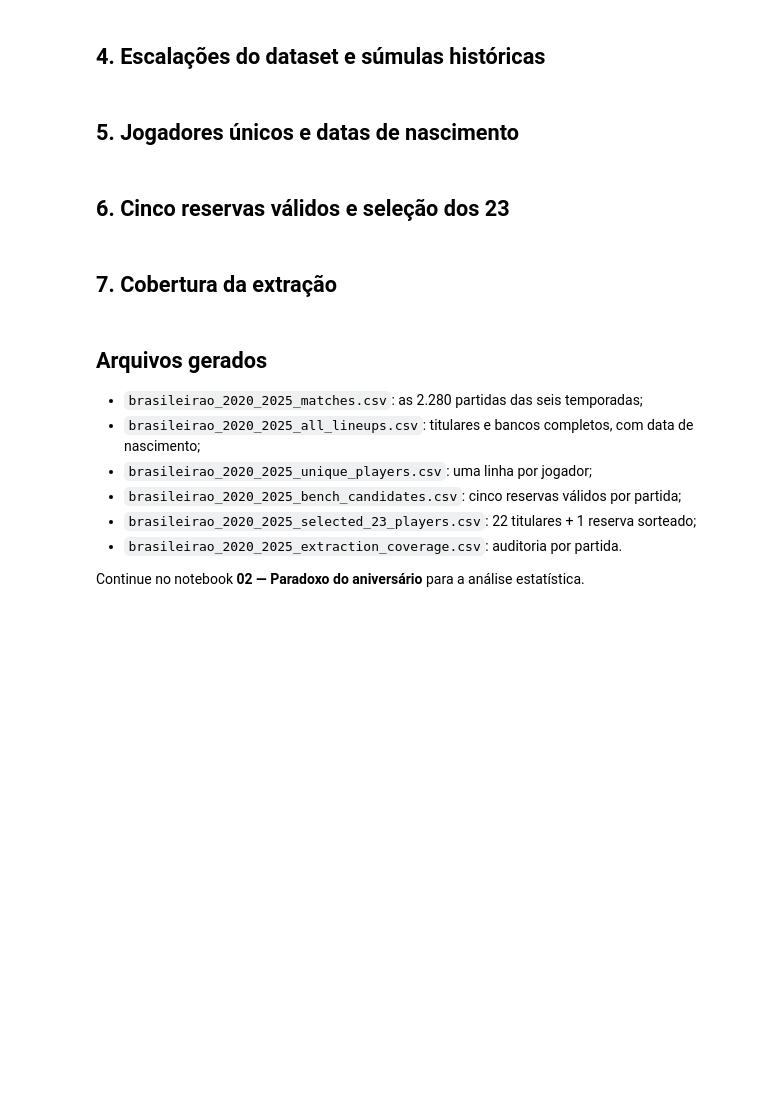
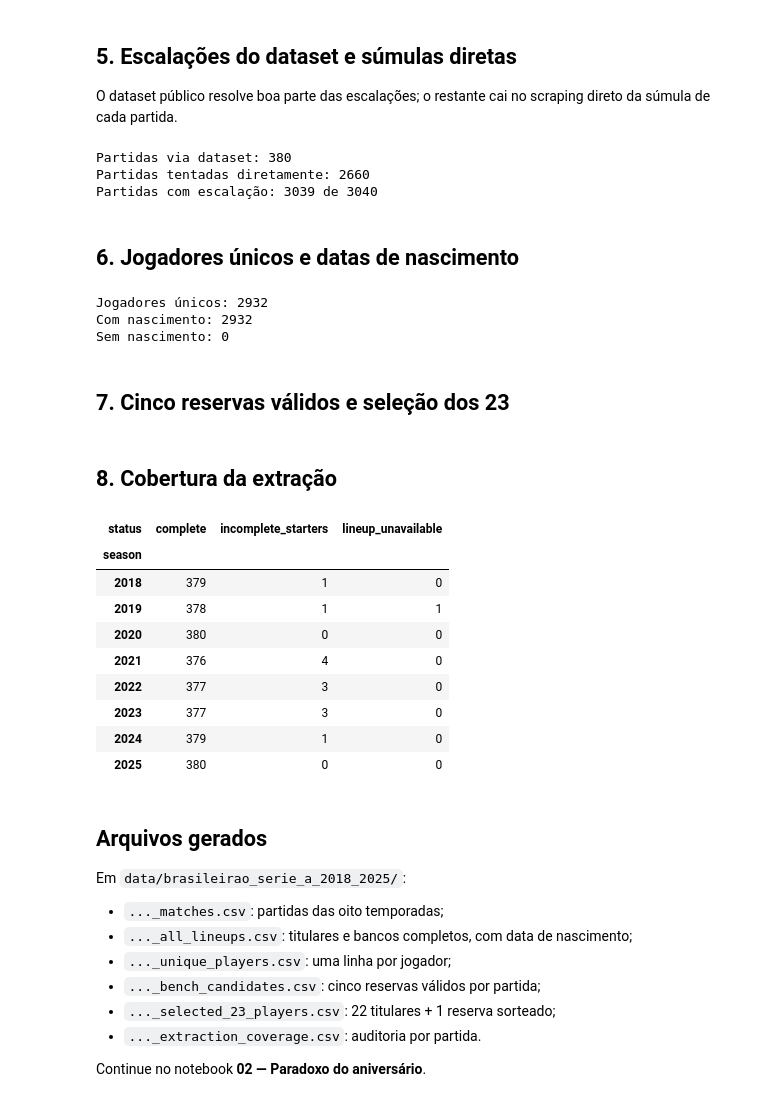
Before and after one commit to gcarbs1/football-birthday-paradox, a Jupyter notebook: notebooks/01_data_collection.ipynb, the cells around one changed output. Cells and saved outputs as stored; diff of their text form; code cells hidden in the pictures; blank space fills up the shorter version.

```diff
--- a/notebooks/01_data_collection.ipynb
+++ b/notebooks/01_data_collection.ipynb
@@ -207,5 +228,7 @@ display(matches_df.groupby("brasileirao_season").agg(
 # %% [markdown]
-## **4. Escalações do dataset e súmulas históricas**
+## **5. Escalações do dataset e súmulas diretas**
+
+O dataset público resolve boa parte das escalações; o restante cai no scraping direto da súmula de cada partida.
 # %%
 def parse_player_link(link):
     match = re.search(r"/([^/]+)/profil/spieler/(\d+)", link.get("href", ""))
@@ -251,9 +274,7 @@ def parse_direct_lineup(html, game_id):
 
 def fetch_and_parse_match(match):
     game_id = str(match["game_id"])
-    html, source = fetch_cached_page(
-        match["match_report_url"], REPORT_DIR / f"{game_id}.html"
-    )
+    html, source = fetch_cached_page(match["match_report_url"], REPORT_DIR / f"{game_id}.html")
     return parse_direct_lineup(html, game_id) if html else []
 # %%
 target_game_ids = set(matches_df["game_id"])
@@ -289,7 +310,7 @@ with ThreadPoolExecutor(max_workers=MAX_WORKERS) as executor:
         executor.submit(fetch_and_parse_match, match): match["game_id"]
         for match in direct_matches.to_dict("records")
     }
-    for future in tqdm(as_completed(futures), total=len(futures), desc="súmulas históricas"):
+    for future in tqdm(as_completed(futures), total=len(futures), desc="súmulas diretas"):
         try:
             direct_rows.extend(future.result())
         except Exception as error:
@@ -308,9 +329,13 @@ lineups_df = lineups_df.drop_duplicates(["game_id", "player_id", "type"])
 
 print(f"Partidas via dataset: {len(covered_ids)}")
 print(f"Partidas tentadas diretamente: {len(direct_matches)}")
-print(f"Partidas com escalação: {lineups_df.game_id.nunique()}")
+print(f"Partidas com escalação: {lineups_df.game_id.nunique()} de {matches_df.game_id.nunique()}")
+# %% [output]
+Partidas via dataset: 380
+Partidas tentadas diretamente: 2660
+Partidas com escalação: 3039 de 3040
 # %% [markdown]
-## **5. Jogadores únicos e datas de nascimento**
+## **6. Jogadores únicos e datas de nascimento**
 # %%
 def parse_birth_date(html):
     soup = BeautifulSoup(html, "html.parser")
@@ -367,14 +392,18 @@ with ThreadPoolExecutor(max_workers=MAX_WORKERS) as executor:
 
 birth_lookup = unique_players_df.set_index("player_id")["birth_date"]
 lineups_df["birth_date"] = lineups_df["player_id"].map(birth_lookup)
-unique_players_df.to_csv(OUTPUT_DIR / "brasileirao_2020_2025_unique_players.csv", index=False)
-lineups_df.to_csv(OUTPUT_DIR / "brasileirao_2020_2025_all_lineups.csv", index=False)
+unique_players_df.to_csv(output_path("unique_players"), index=False)
+lineups_df.to_csv(output_path("all_lineups"), index=False)
 
 print(f"Jogadores únicos: {len(unique_players_df)}")
 print(f"Com nascimento: {unique_players_df.birth_date.notna().sum()}")
 print(f"Sem nascimento: {unique_players_df.birth_date.isna().sum()}")
+# %% [output]
+Jogadores únicos: 2932
+Com nascimento: 2932
+Sem nascimento: 0
 # %% [markdown]
-## **6. Cinco reservas válidos e seleção dos 23**
+## **7. Cinco reservas válidos e seleção dos 23**
 # %%
 bench_rows = []
 for game_id, group in lineups_df.loc[lineups_df["type"] == "substitutes"].groupby("game_id"):
@@ -395,55 +424,67 @@ starters_df["reserve_candidate_rank"] = pd.NA
 
 selected_players_df = pd.concat([starters_df, selected_reserves_df], ignore_index=True)
 selected_players_df = selected_players_df.merge(
-    matches_df[[
-        "game_id", "brasileirao_season", "round", "date", "home_team", "away_team",
-    ]], on="game_id", how="left",
+    matches_df[["game_id", "season", "round", "date", "home_team", "away_team"]],
+    on="game_id", how="left",
 )
-bench_candidates_df.to_csv(OUTPUT_DIR / "brasileirao_2020_2025_bench_candidates.csv", index=False)
-selected_players_df.to_csv(OUTPUT_DIR / "brasileirao_2020_2025_selected_23_players.csv", index=False)
+bench_candidates_df.to_csv(output_path("bench_candidates"), index=False)
+selected_players_df.to_csv(output_path("selected_23_players"), index=False)
 # %% [markdown]
-## **7. Cobertura da extração**
+## **8. Cobertura da extração**
 # %%
 lineup_counts = lineups_df.groupby(["game_id", "type"]).size().unstack(fill_value=0)
 known_counts = (
     lineups_df.assign(known=lineups_df["birth_date"].notna())
     .groupby(["game_id", "type"])["known"].sum().unstack(fill_value=0)
 )
 candidate_counts = bench_candidates_df.groupby("game_id").size().rename("valid_reserve_candidates")
 selected_counts = selected_players_df.groupby(["game_id", "role"]).size().unstack(fill_value=0)
 
 coverage_df = matches_df.copy()
 coverage_df = coverage_df.join(lineup_counts.add_suffix("_count"), on="game_id")
 coverage_df = coverage_df.join(known_counts.add_suffix("_known_birth"), on="game_id")
 coverage_df = coverage_df.join(candidate_counts, on="game_id")
 coverage_df = coverage_df.join(selected_counts.add_suffix("_selected"), on="game_id").fillna(0)
 coverage_df["status"] = "complete"
 coverage_df.loc[coverage_df["starting_lineup_count"] == 0, "status"] = "lineup_unavailable"
 coverage_df.loc[
     (coverage_df["starting_lineup_count"] > 0) & (coverage_df["starting_lineup_count"] != 22),
     "status",
 ] = "incomplete_starters"
 coverage_df.loc[
     (coverage_df["starting_lineup_count"] == 22)
     & (coverage_df["starting_lineup_known_birth"] != 22),
     "status",
 ] = "missing_starter_birthdate"
 coverage_df.loc[
     (coverage_df["starting_lineup_count"] == 22)
     & (coverage_df["valid_reserve_candidates"] < 5),
     "status",
 ] = "fewer_than_5_valid_reserves"
-coverage_df.to_csv(OUTPUT_DIR / "brasileirao_2020_2025_extraction_coverage.csv", index=False)
+coverage_df.to_csv(output_path("extraction_coverage"), index=False)
 
-display(coverage_df.groupby(["brasileirao_season", "status"]).size().unstack(fill_value=0))
+display(coverage_df.groupby(["season", "status"]).size().unstack(fill_value=0))
+# %% [output]
+| status | complete | incomplete_starters | lineup_unavailable |
+| season |  |  |  |
+| 2018 | 379 | 1 | 0 |
+| 2019 | 378 | 1 | 1 |
+| 2020 | 380 | 0 | 0 |
+| 2021 | 376 | 4 | 0 |
+| 2022 | 377 | 3 | 0 |
+| 2023 | 377 | 3 | 0 |
+| 2024 | 379 | 1 | 0 |
+| 2025 | 380 | 0 | 0 |
 # %% [markdown]
 ## **Arquivos gerados**
 
-- `brasileirao_2020_2025_matches.csv`: as 2.280 partidas das seis temporadas;
-- `brasileirao_2020_2025_all_lineups.csv`: titulares e bancos completos, com data de nascimento;
-- `brasileirao_2020_2025_unique_players.csv`: uma linha por jogador;
-- `brasileirao_2020_2025_bench_candidates.csv`: cinco reservas válidos por partida;
-- `brasileirao_2020_2025_selected_23_players.csv`: 22 titulares + 1 reserva sorteado;
-- `brasileirao_2020_2025_extraction_coverage.csv`: auditoria por partida.
+Em `data/brasileirao_serie_a_2018_2025/`:
 
-Continue no notebook **02 — Paradoxo do aniversário** para a análise estatística.
+- `..._matches.csv`: partidas das oito temporadas;
+- `..._all_lineups.csv`: titulares e bancos completos, com data de nascimento;
+- `..._unique_players.csv`: uma linha por jogador;
+- `..._bench_candidates.csv`: cinco reservas válidos por partida;
+- `..._selected_23_players.csv`: 22 titulares + 1 reserva sorteado;
+- `..._extraction_coverage.csv`: auditoria por partida.
+
+Continue no notebook **02 — Paradoxo do aniversário**.
```
Also changed, not shown: parts of 10 cells of this notebook, 15 other files.
